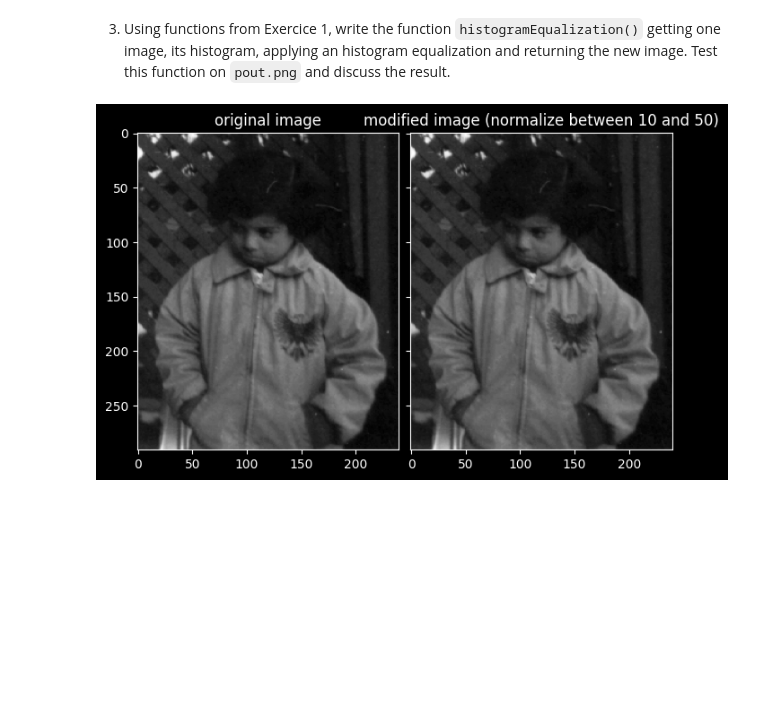
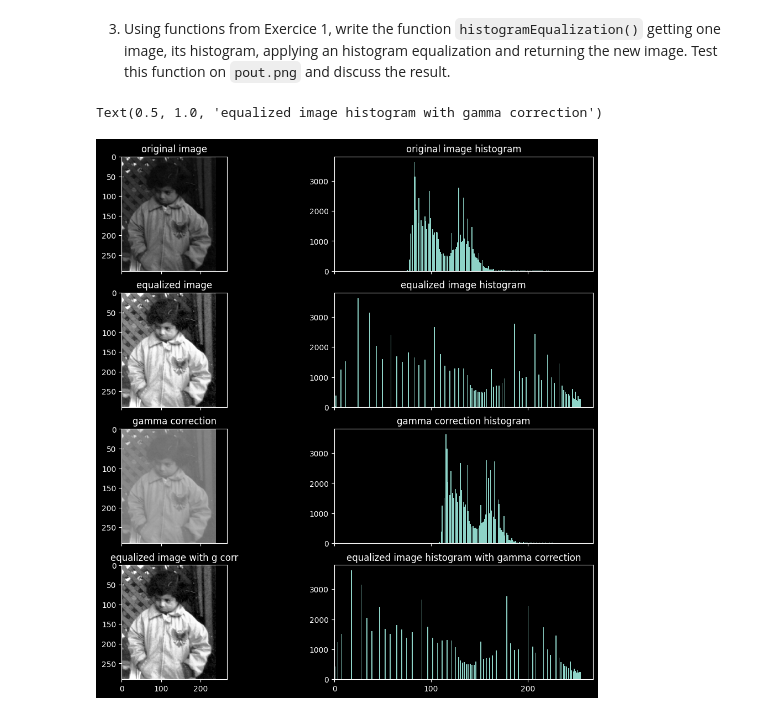
Before and after one commit to HugoRdet/BIMA, a Jupyter notebook: TME1/TME1.ipynb, the cells around one changed output. Cells and saved outputs as stored; diff of their text form; code cells hidden in the pictures; blank space fills up the shorter version.

```diff
--- a/TME1/TME1.ipynb
+++ b/TME1/TME1.ipynb
@@ -445,9 +445,45 @@ plotHistogram(myimage_pout)
 [figure]
 # %% [markdown]
 3. Using functions from Exercice 1, write the function `histogramEqualization()` getting one image, its histogram,  applying an histogram equalization and returning the new image. Test this function on `pout.png` and discuss the result.
-# %%
-def histogramEqualization(I,h):
-    """ Array * (list[int] -> Array """
-    return
-# %% [output]
-[figure, removed]
+# %%
+def cumulativeHistogram(I):
+    """ Array -> list[int] """
+    return np.cumsum(computeHistogram(I))
+
+def histogramEqualization(I,h):
+    """ Array * (list[int] -> Array """
+    return 255*h[I]/(I.shape[0]*I.shape[1])
+
+def gammaCorrection(I,g):
+    """ Array * float -> Array """
+    return 255*np.power(I/255,g)
+# %%
+axs = (plt.figure(constrained_layout=True,figsize=(w/40,h/40))
+       .subplots(4, 2, sharex=True, sharey=False))
+
+axs[0][0].imshow(myimage_pout)
+axs[0][0].set_title('original image')
+
+axs[0][1].hist(myimage_pout.ravel(),range(256))
+axs[0][1].set_title('original image histogram')
+
+axs[1][0].imshow(histogramEqualization(myimage_pout,cumulativeHistogram(myimage_pout)),vmin=0,vmax=255)
+axs[1][0].set_title('equalized image')
+
+axs[1][1].hist(histogramEqualization(myimage_pout,cumulativeHistogram(myimage_pout)).ravel(),range(256))
+axs[1][1].set_title('equalized image histogram')
+
+axs[2][0].imshow(gammaCorrection(myimage_pout,0.70 ),vmin=0,vmax=255)
+axs[2][0].set_title('gamma correction')
+
+axs[2][1].hist(gammaCorrection(myimage_pout,0.70 ).ravel(),range(256))
+axs[2][1].set_title('gamma correction histogram')
+
+axs[3][0].imshow(gammaCorrection(histogramEqualization(myimage_pout,cumulativeHistogram(myimage_pout)),1.15),vmin=0,vmax=255)
+axs[3][0].set_title('equalized image with g corr')
+
+axs[3][1].hist(gammaCorrection(histogramEqualization(myimage_pout,cumulativeHistogram(myimage_pout)),1.15).ravel(),range(256))
+axs[3][1].set_title('equalized image histogram with gamma correction')
+# %% [output]
+Text(0.5, 1.0, 'equalized image histogram with gamma correction')
+[figure, added]
```
Also changed, not shown: parts of 2 cells of this notebook.
